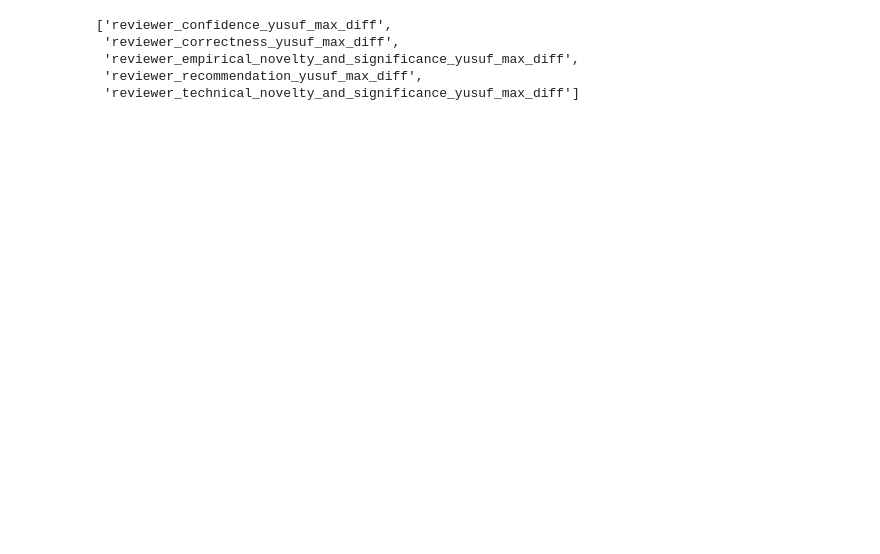
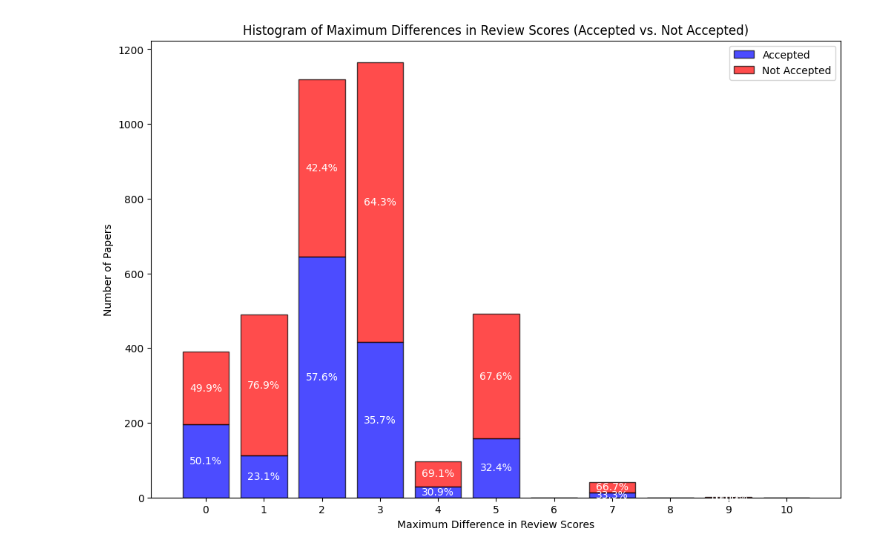
Before and after one commit to halilfarukkaragoz/data-literacy-group16, a Jupyter notebook: yusuf/Explore_max_diff.ipynb, the cells around one changed output. Cells and saved outputs as stored; diff of their text form; code cells hidden in the pictures; blank space fills up the shorter version.

Commit message:
confidence scores analysis

```diff
--- a/yusuf/Explore_max_diff.ipynb
+++ b/yusuf/Explore_max_diff.ipynb
@@ -46,8 +42,52 @@ numerical_columns = [col for col in df.columns if df[col].dtype in [np.float64,
-# %%
-[col for col in df.columns if "yusuf" in col]
-# %% [output]
-['reviewer_confidence_yusuf_max_diff',
- 'reviewer_correctness_yusuf_max_diff',
- 'reviewer_empirical_novelty_and_significance_yusuf_max_diff',
- 'reviewer_recommendation_yusuf_max_diff',
- 'reviewer_technical_novelty_and_significance_yusuf_max_diff']
+# %%
+import matplotlib.pyplot as plt
+import numpy as np
+
+# Assuming 'max_diff' and 'is_accepted' are the column names
+column_name = 'reviewer_recommendation_yusuf_max_diff'  # Replace with the correct column name
+acceptance_col = 'is_accepted'  # Replace with the correct column name
+
+# Prepare data for accepted and non-accepted papers
+bins = range(0, 12)  # Define bins for integer values from 0 to 10
+accepted = df[df[acceptance_col] == True][column_name]
+not_accepted = df[df[acceptance_col] == False][column_name]
+
+# Count papers in each bin
+accepted_counts, _ = np.histogram(accepted, bins=bins)
+not_accepted_counts, _ = np.histogram(not_accepted, bins=bins)
+total_counts = accepted_counts + not_accepted_counts
+
+# Define bin centers for integer-centered bins
+bin_centers = np.arange(0, 11)  # Integer values from 0 to 10
+bar_width = 0.8  # Adjust width to make bars narrower and centered
+
+plt.figure(figsize=(12, 8))
+
+# Plot stacked bars centered on integers
+plt.bar(bin_centers, accepted_counts, width=bar_width, label='Accepted', color='blue', alpha=0.7, edgecolor='black')
+plt.bar(bin_centers, not_accepted_counts, width=bar_width, label='Not Accepted', color='red', alpha=0.7, edgecolor='black', bottom=accepted_counts)
+
+# Annotate percentages on the bars
+for i, (acc, not_acc, total) in enumerate(zip(accepted_counts, not_accepted_counts, total_counts)):
+    if total > 0:  # Avoid division by zero
+        acc_percentage = (acc / total) * 100
+        not_acc_percentage = (not_acc / total) * 100
+
+        # Correct placement of percentages
+        # Accepted papers' percentage is placed in the center of the blue bar (accepted section)
+        plt.text(bin_centers[i], acc / 2, f'{acc_percentage:.1f}%', ha='center', va='center', fontsize=10, color='white')
+
+        # Not accepted papers' percentage is placed in the center of the red bar (not accepted section)
+        plt.text(bin_centers[i], acc + not_acc / 2, f'{not_acc_percentage:.1f}%', ha='center', va='center', fontsize=10, color='white')
+
+# Add labels, title, and legend
+plt.xlabel('Maximum Difference in Review Scores')
+plt.ylabel('Number of Papers')
+plt.title('Histogram of Maximum Differences in Review Scores (Accepted vs. Not Accepted)')
+plt.xticks(ticks=bin_centers)  # Ensure x-axis ticks are at integer values
+plt.legend()
+
+# Display the plot
+plt.show()
+# %% [output]
+[figure, added]
```
Also changed, not shown: parts of 4 cells of this notebook.
